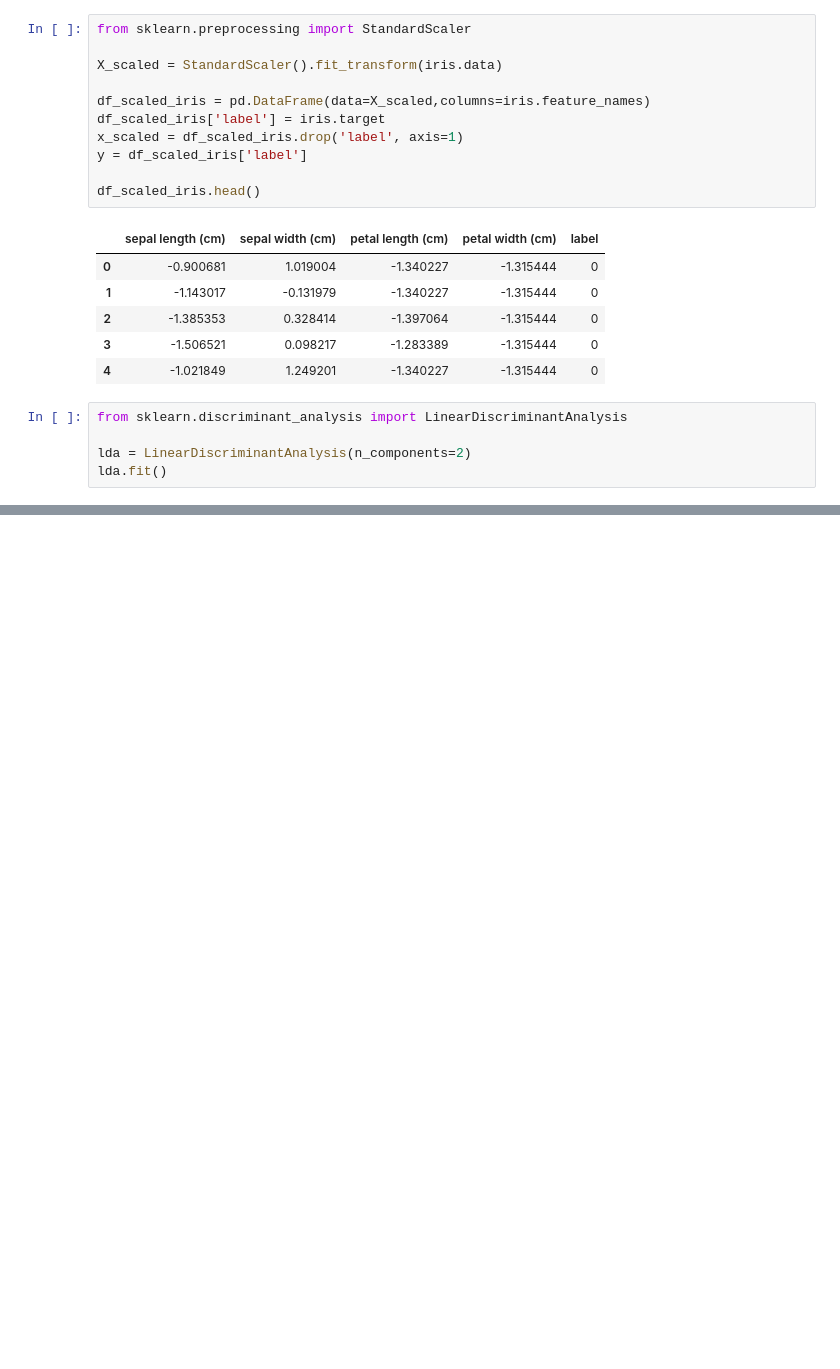
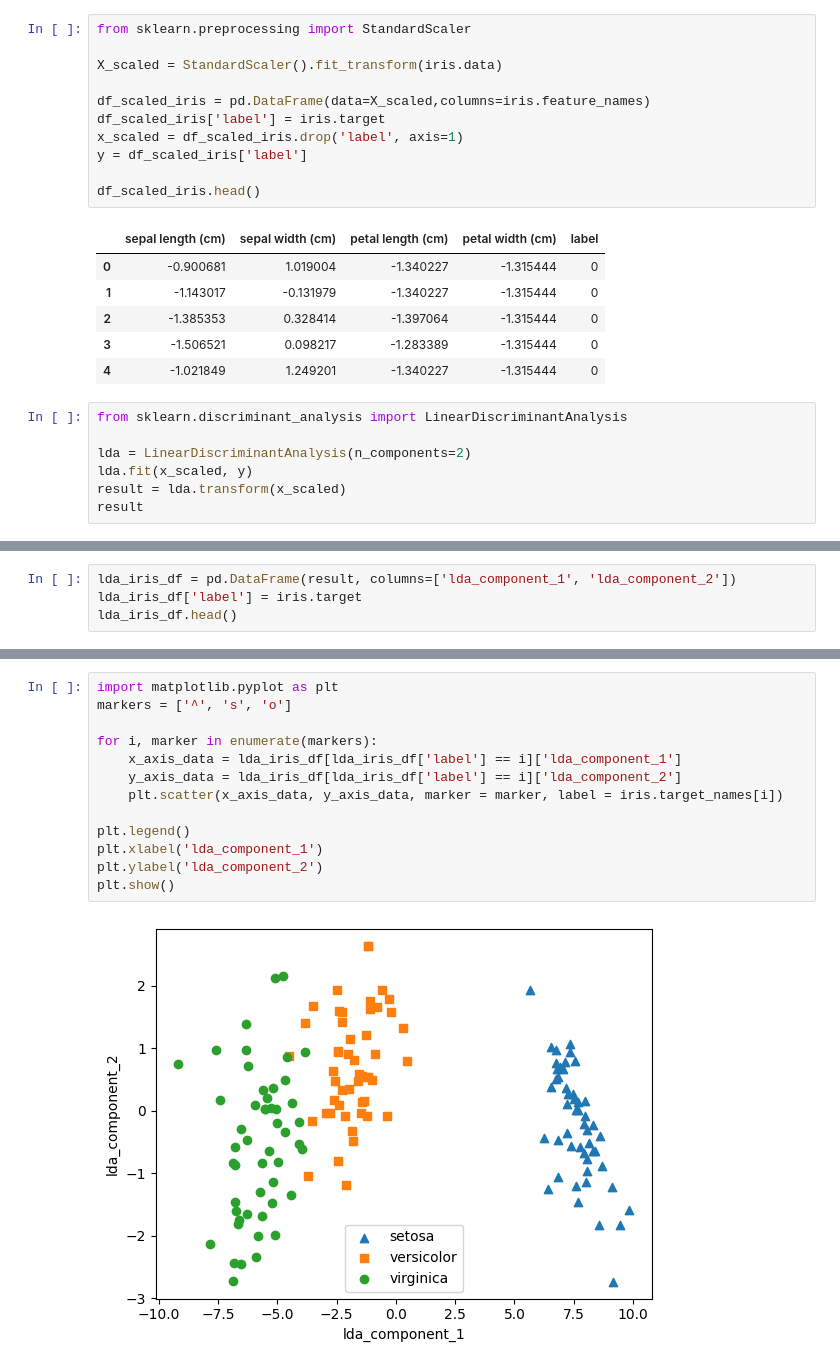
Before and after one commit to maaanzi/ubion, a Jupyter notebook: machine_learning/LDA.ipynb, the cells around one changed output, grey strips where cells are left out. Drawn from its saved outputs; the diff is of its cells as text; blank space fills up the shorter version.

```diff
--- a/machine_learning/LDA.ipynb
+++ b/machine_learning/LDA.ipynb
@@ -63,4 +63,6 @@ df_scaled_iris.head()
 from sklearn.discriminant_analysis import LinearDiscriminantAnalysis
 
 lda = LinearDiscriminantAnalysis(n_components=2)
-lda.fit()
+lda.fit(x_scaled, y)
+result = lda.transform(x_scaled)
+result
@@ -66,0 +87,4 @@ lda.fit()
+# %%
+lda_iris_df = pd.DataFrame(result, columns=['lda_component_1', 'lda_component_2'])
+lda_iris_df['label'] = iris.target
+lda_iris_df.head()
@@ -66,0 +98,15 @@ lda.fit()
+# %%
+import matplotlib.pyplot as plt
+markers = ['^', 's', 'o']
+
+for i, marker in enumerate(markers):
+    x_axis_data = lda_iris_df[lda_iris_df['label'] == i]['lda_component_1']
+    y_axis_data = lda_iris_df[lda_iris_df['label'] == i]['lda_component_2']
+    plt.scatter(x_axis_data, y_axis_data, marker = marker, label = iris.target_names[i])
+
+plt.legend()
+plt.xlabel('lda_component_1')
+plt.ylabel('lda_component_2')
+plt.show()
+# %% [output]
+[figure, added]
```
Also changed, not shown: parts of 2 cells of this notebook.
